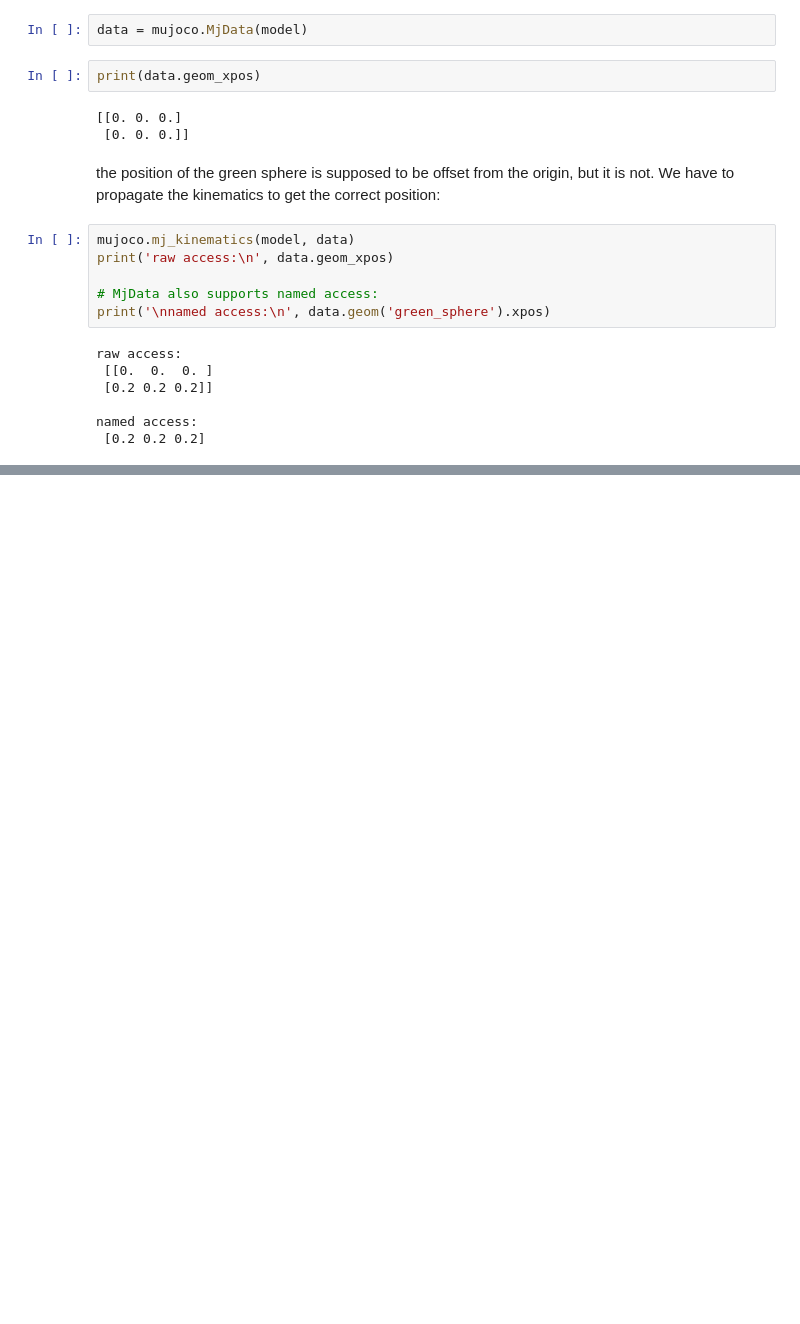
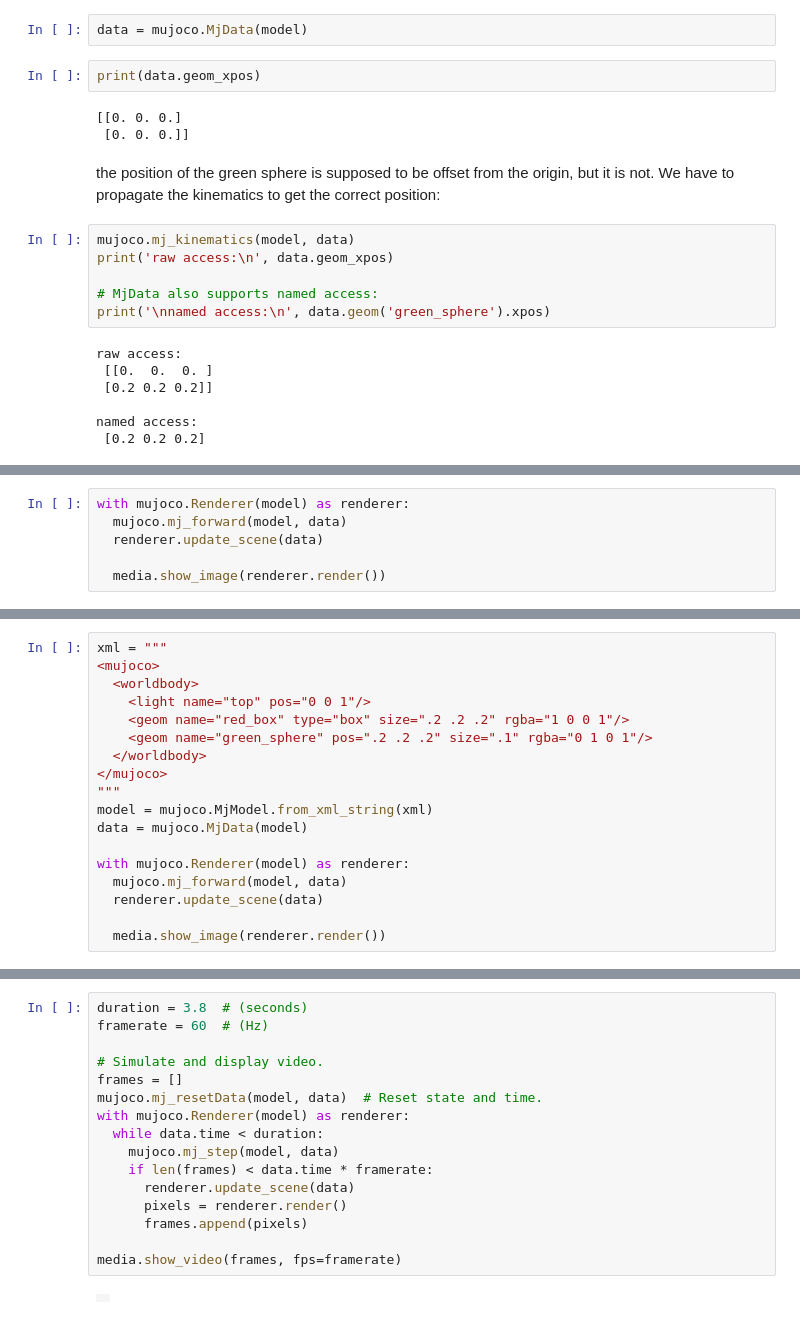
Before and after one commit to Michaelhess17/mujoco_stability, a Jupyter notebook: load_mujoco.00.ipynb, the cells around one changed output, grey strips where cells are left out. Saved outputs shown, nothing was run; the diff lists cells and outputs as text; blank space fills up the shorter version.

```diff
--- a/load_mujoco.00.ipynb
+++ b/load_mujoco.00.ipynb
@@ -66,0 +71,6 @@ FatalError: an OpenGL platform library has not been loaded into this process, th
+# %%
+with mujoco.Renderer(model) as renderer:
+  mujoco.mj_forward(model, data)
+  renderer.update_scene(data)
+
+  media.show_image(renderer.render())
@@ -66,0 +81,18 @@ FatalError: an OpenGL platform library has not been loaded into this process, th
+# %%
+xml = """
+<mujoco>
+  <worldbody>
+    <light name="top" pos="0 0 1"/>
+    <geom name="red_box" type="box" size=".2 .2 .2" rgba="1 0 0 1"/>
+    <geom name="green_sphere" pos=".2 .2 .2" size=".1" rgba="0 1 0 1"/>
+  </worldbody>
+</mujoco>
+"""
+model = mujoco.MjModel.from_xml_string(xml)
+data = mujoco.MjData(model)
+
+with mujoco.Renderer(model) as renderer:
+  mujoco.mj_forward(model, data)
+  renderer.update_scene(data)
+
+  media.show_image(renderer.render())
@@ -66,0 +101,18 @@ FatalError: an OpenGL platform library has not been loaded into this process, th
+# %%
+duration = 3.8  # (seconds)
+framerate = 60  # (Hz)
+
+# Simulate and display video.
+frames = []
+mujoco.mj_resetData(model, data)  # Reset state and time.
+with mujoco.Renderer(model) as renderer:
+  while data.time < duration:
+    mujoco.mj_step(model, data)
+    if len(frames) < data.time * framerate:
+      renderer.update_scene(data)
+      pixels = renderer.render()
+      frames.append(pixels)
+
+media.show_video(frames, fps=framerate)
+# %% [output]
+|  |
```
Also changed, not shown: parts of 22 cells of this notebook, 5 other files.
